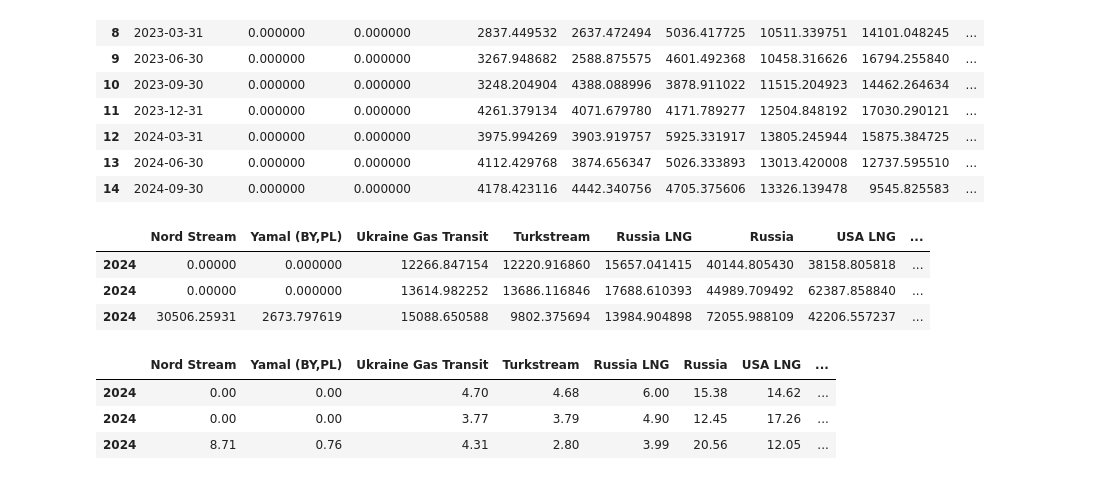
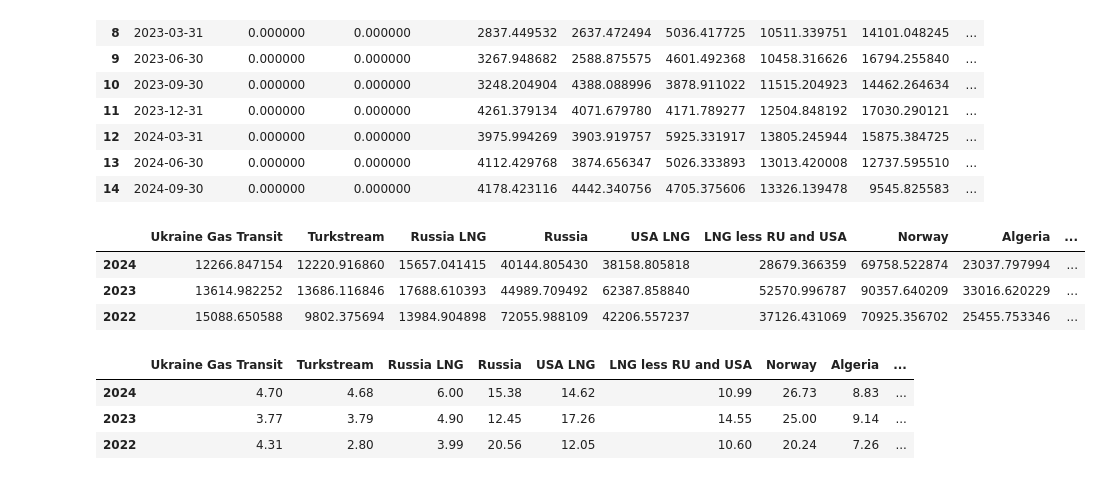
Before and after one commit to Anson422/Anson-Eva-Valerie, a Jupyter notebook: Stacked Bar Chart/All_natural_gas_imports_in_Europe.ipynb, the cells around one changed output. Saved outputs shown, nothing was run; the diff lists cells and outputs as text; code cells hidden in the pictures.

```diff
--- a/Stacked Bar Chart/All_natural_gas_imports_in_Europe.ipynb
+++ b/Stacked Bar Chart/All_natural_gas_imports_in_Europe.ipynb
@@ -50,24 +43,28 @@ df
 # %%
 #2024
 rows_2024_to_sum = df.loc[12:14]
 row_2024_sum = rows_2024_to_sum.drop(columns=['dates']).sum(axis=0)
 new_2024_row = pd.DataFrame([row_2024_sum], index=['2024'])
+new_2024_row = new_2024_row.drop("Nord Stream",axis=1)
+new_2024_row = new_2024_row.drop("Yamal (BY,PL)",axis=1)
 #2023
 rows_2023_to_sum = df.loc[8:11]
 row_2023_sum = rows_2023_to_sum.drop(columns=['dates']).sum(axis=0)
-new_2023_row = pd.DataFrame([row_2023_sum], index=['2024'])
+new_2023_row = pd.DataFrame([row_2023_sum], index=['2023'])
+new_2023_row = new_2023_row.drop("Nord Stream",axis=1)
+new_2023_row = new_2023_row.drop("Yamal (BY,PL)",axis=1)
 #2022
 rows_2022_to_sum = df.iloc[4:7]
 row_2022_sum = rows_2022_to_sum.drop(columns=['dates']).sum(axis=0)
-new_2022_row = pd.DataFrame([row_2022_sum], index=['2024'])
+new_2022_row = pd.DataFrame([row_2022_sum], index=['2022'])
 
 total_year = pd.concat([new_2024_row, new_2023_row,new_2022_row])
 total_year
 # %% [output]
-|  | Nord Stream | Yamal (BY,PL) | Ukraine Gas Transit | Turkstream | Russia LNG | Russia | USA LNG | ... |
-| 2024 | 0.00000 | 0.000000 | 12266.847154 | 12220.916860 | 15657.041415 | 40144.805430 | 38158.805818 | ... |
-| 2024 | 0.00000 | 0.000000 | 13614.982252 | 13686.116846 | 17688.610393 | 44989.709492 | 62387.858840 | ... |
-| 2024 | 30506.25931 | 2673.797619 | 15088.650588 | 9802.375694 | 13984.904898 | 72055.988109 | 42206.557237 | ... |
+|  | Ukraine Gas Transit | Turkstream | Russia LNG | Russia | USA LNG | LNG less RU and USA | Norway | Algeria | ... |
+| 2024 | 12266.847154 | 12220.916860 | 15657.041415 | 40144.805430 | 38158.805818 | 28679.366359 | 69758.522874 | 23037.797994 | ... |
+| 2023 | 13614.982252 | 13686.116846 | 17688.610393 | 44989.709492 | 62387.858840 | 52570.996787 | 90357.640209 | 33016.620229 | ... |
+| 2022 | 15088.650588 | 9802.375694 | 13984.904898 | 72055.988109 | 42206.557237 | 37126.431069 | 70925.356702 | 25455.753346 | ... |
 # %%
 total_year['Total'] = total_year.sum(axis=1)
 
@@ -78,8 +75,8 @@ total_year = total_year.applymap(lambda x: "{:.2f}".format(x) if isinstance(x, (
 total_year.drop('Total', axis=1, inplace=True)
 total_year
 # %% [output]
-|  | Nord Stream | Yamal (BY,PL) | Ukraine Gas Transit | Turkstream | Russia LNG | Russia | USA LNG | ... |
-| 2024 | 0.00 | 0.00 | 4.70 | 4.68 | 6.00 | 15.38 | 14.62 | ... |
-| 2024 | 0.00 | 0.00 | 3.77 | 3.79 | 4.90 | 12.45 | 17.26 | ... |
-| 2024 | 8.71 | 0.76 | 4.31 | 2.80 | 3.99 | 20.56 | 12.05 | ... |
+|  | Ukraine Gas Transit | Turkstream | Russia LNG | Russia | USA LNG | LNG less RU and USA | Norway | Algeria | ... |
+| 2024 | 4.70 | 4.68 | 6.00 | 15.38 | 14.62 | 10.99 | 26.73 | 8.83 | ... |
+| 2023 | 3.77 | 3.79 | 4.90 | 12.45 | 17.26 | 14.55 | 25.00 | 9.14 | ... |
+| 2022 | 4.31 | 2.80 | 3.99 | 20.56 | 12.05 | 10.60 | 20.24 | 7.26 | ... |
 # %%
```
Also changed, not shown: parts of 4 cells of this notebook.
